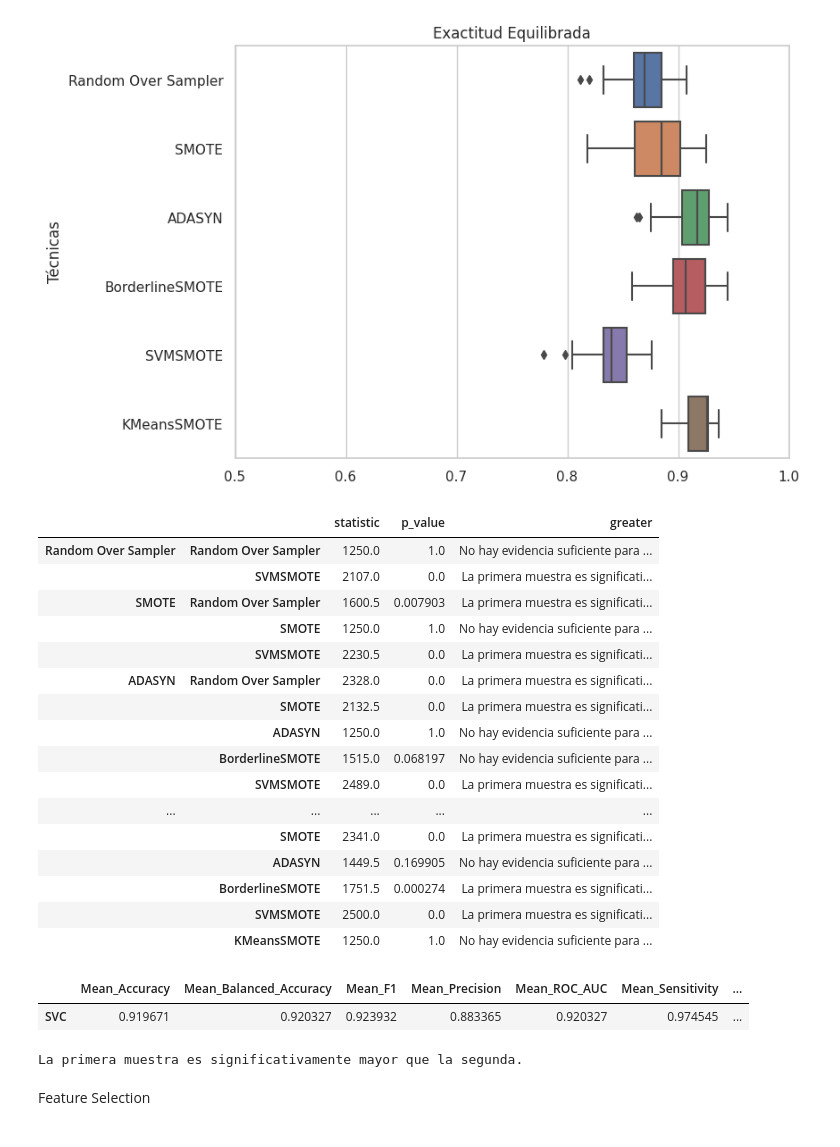
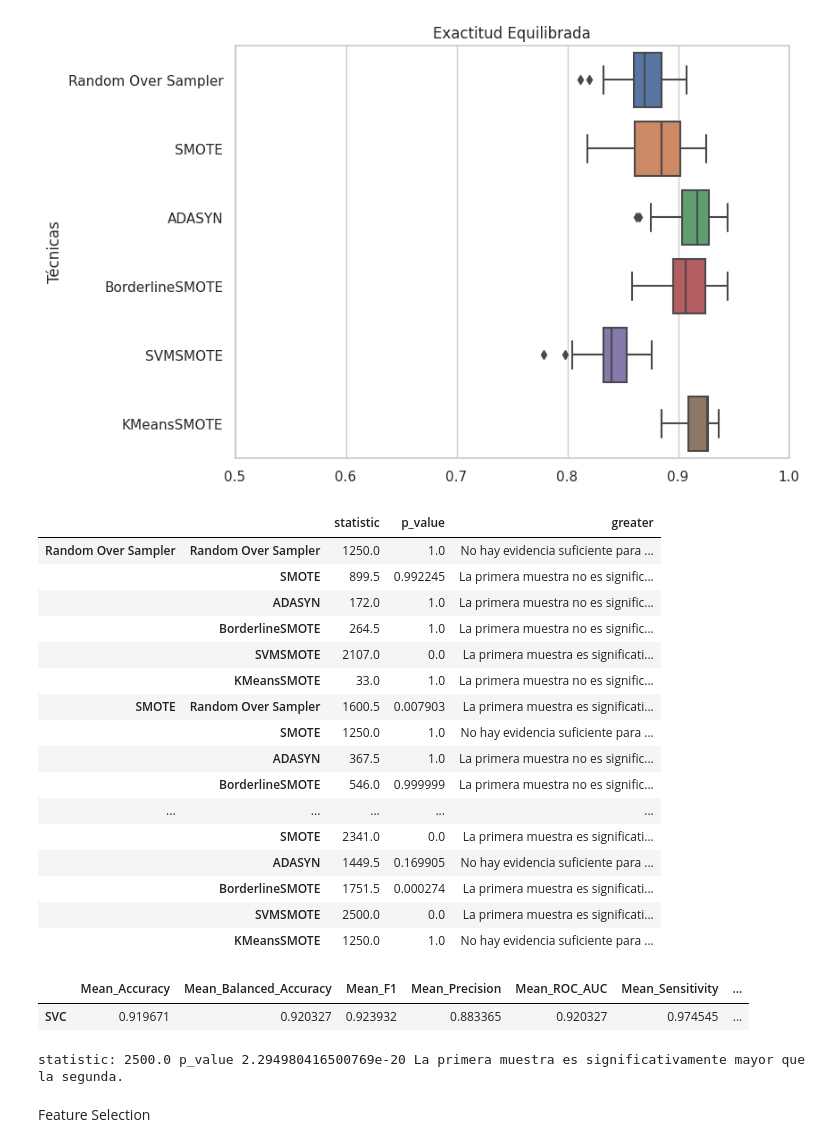
Before and after one commit to OsirisEscaL/Parkinson_Project, a Jupyter notebook: SVC_Parkinson_HeredetaryAtaxias.ipynb, the cells around one changed output. Saved outputs shown, nothing was run; the diff lists cells and outputs as text; code cells hidden in the pictures.

```diff
--- a/SVC_Parkinson_HeredetaryAtaxias.ipynb
+++ b/SVC_Parkinson_HeredetaryAtaxias.ipynb
@@ -222,42 +222,47 @@ plt.show()
 # %%
 samplers = ['Random Over Sampler', 'SMOTE', 'ADASYN', 'BorderlineSMOTE',
             'SVMSMOTE', 'KMeansSMOTE']
 
 comparison = {}
 alpha = 0.05
 for sample1 in samplers:
   val1 = results_raw_over_ds.loc['Balanced_Accuracy', sample1]
   for sample2 in samplers:
     val2 = results_raw_over_ds.loc['Balanced_Accuracy', sample2]
     statistic, p_value = stats.mannwhitneyu(val1, val2, alternative='two-sided')
     if p_value < alpha:
       statistic, p_value = stats.mannwhitneyu(val1, val2, alternative='greater')
       if p_value < alpha:
         greater = 'La primera muestra es significativamente mayor que la segunda.'
         comparison[sample1, sample2] = {'statistic': statistic,
                                         'p_value': p_value,
                                         'greater': greater}
+      else:
+        greater = 'La primera muestra no es significativamente mayor que la segunda.'
+        comparison[sample1, sample2] = {'statistic': statistic,
+                                        'p_value': p_value,
+                                        'greater': greater}
     else:
       greater = 'No hay evidencia suficiente para afirmar que las muestras tienen distribuciones diferentes.'
       comparison[sample1, sample2] = {'statistic': statistic,
                                         'p_value': p_value,
                                         'greater': greater}
 
 comparison = pd.DataFrame(comparison).T
 comparison.to_csv('MannWhitneyU_Oversampling_SVC.csv')
 comparison
 # %% [output]
 |  |  | statistic | p_value | greater |
 | Random Over Sampler | Random Over Sampler | 1250.0 | 1.0 | No hay evidencia suficiente para ... |
+|  | SMOTE | 899.5 | 0.992245 | La primera muestra no es signific... |
+|  | ADASYN | 172.0 | 1.0 | La primera muestra no es signific... |
+|  | BorderlineSMOTE | 264.5 | 1.0 | La primera muestra no es signific... |
 |  | SVMSMOTE | 2107.0 | 0.0 | La primera muestra es significati... |
+|  | KMeansSMOTE | 33.0 | 1.0 | La primera muestra no es signific... |
 | SMOTE | Random Over Sampler | 1600.5 | 0.007903 | La primera muestra es significati... |
 |  | SMOTE | 1250.0 | 1.0 | No hay evidencia suficiente para ... |
-|  | SVMSMOTE | 2230.5 | 0.0 | La primera muestra es significati... |
-| ADASYN | Random Over Sampler | 2328.0 | 0.0 | La primera muestra es significati... |
-|  | SMOTE | 2132.5 | 0.0 | La primera muestra es significati... |
-|  | ADASYN | 1250.0 | 1.0 | No hay evidencia suficiente para ... |
-|  | BorderlineSMOTE | 1515.0 | 0.068197 | No hay evidencia suficiente para ... |
-|  | SVMSMOTE | 2489.0 | 0.0 | La primera muestra es significati... |
+|  | ADASYN | 367.5 | 1.0 | La primera muestra no es signific... |
+|  | BorderlineSMOTE | 546.0 | 0.999999 | La primera muestra no es signific... |
 | ... | ... | ... | ... | ... |
 |  | SMOTE | 2341.0 | 0.0 | La primera muestra es significati... |
 |  | ADASYN | 1449.5 | 0.169905 | No hay evidencia suficiente para ... |
@@ -348,11 +353,13 @@ if p_value < alpha:
     statistic, p_value = stats.mannwhitneyu(modelbalanced_accuracy_over, modelbalanced_accuracy_base, alternative='greater')
     if p_value < alpha:
         greater = 'La primera muestra es significativamente mayor que la segunda.'
+    else:
+        greater = 'La primera muestra no es significativamente mayor que la segunda.'
 else:
       greater = 'No hay evidencia suficiente para afirmar que las muestras tienen distribuciones diferentes.'
-print(greater)
+print('statistic:',statistic,'p_value', p_value, greater)
 # %% [output]
-La primera muestra es significativamente mayor que la segunda.
+statistic: 2500.0 p_value 2.294980416500769e-20 La primera muestra es significativamente mayor que la segunda.
 # %% [markdown]
 Feature Selection
 # %%
```
Also changed, not shown: parts of 11 cells of this notebook.
